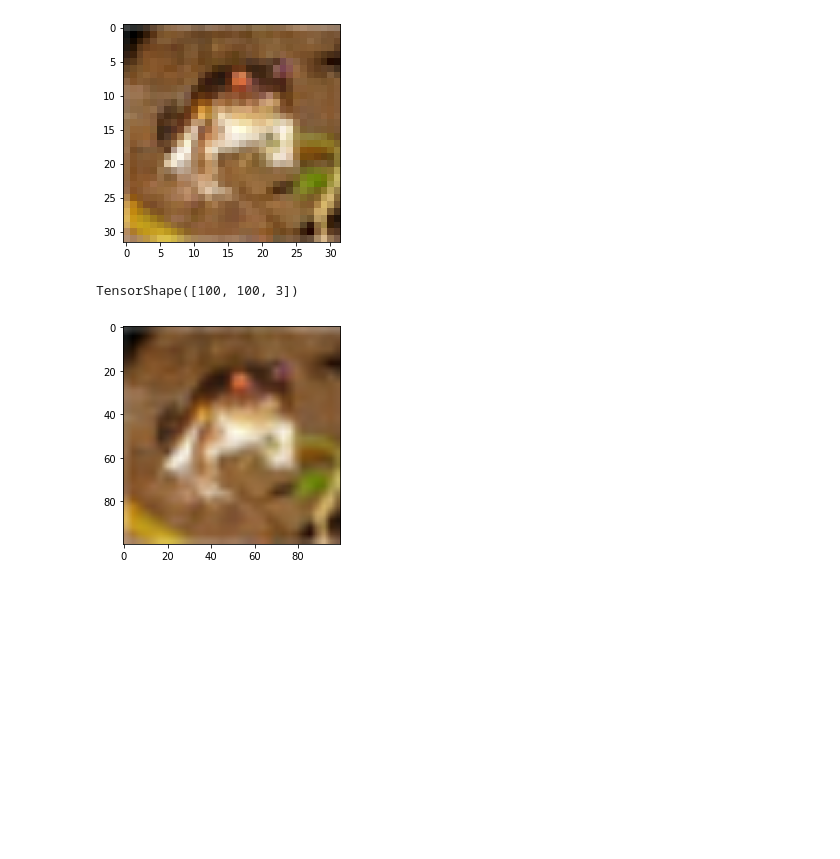
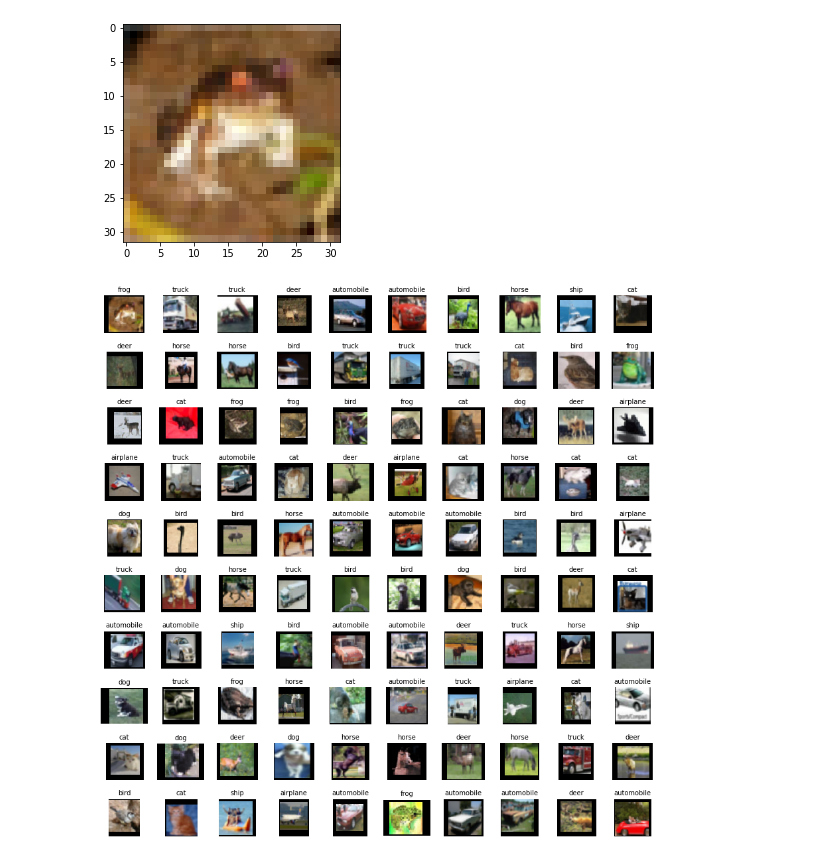
Before and after one commit to JLGGG/2020-2-DeepLearningProject, a Jupyter notebook: Randomization.ipynb, the cells around one changed output. Saved outputs shown, nothing was run; the diff lists cells and outputs as text; code cells hidden in the pictures; blank space fills up the shorter version.

```diff
--- a/Randomization.ipynb
+++ b/Randomization.ipynb
@@ -43,13 +43,45 @@ plt.imshow(X_train[0])
 plt.show()
 # %% [output]
 [figure]
-# %%
-img = tf.image.resize(X_train[0], [100, 100])
-img.shape
-# %% [output]
-TensorShape([100, 100, 3])
-# %%
-plt.imshow(np.array(img, np.int32))
-plt.show()
-# %% [output]
-[figure, removed]
+# %%
+def randomization_layer(img, resizing, top_pad, bottom_pad, left_pad, right_pad):
+    img = tf.image.resize(img, [32+resizing, 32+resizing]) # Resizing
+    img = tf.reshape(img, [1, 32+resizing, 32+resizing, 3]) #4D tensor
+    img = tf.keras.layers.ZeroPadding2D(padding = ((top_pad, bottom_pad), (left_pad, right_pad)))(img) # padding
+    img = tf.reshape(img, [32+resizing+(top_pad+bottom_pad), 32+resizing+(left_pad+right_pad), 3])
+    return img
+
+randomized_X_train = np.empty(X_train.shape[0], dtype=object)
+randomized_X_test = np.empty(X_test.shape[0], dtype=object)
+
+for i in range(X_train.shape[0]):
+    resizing_num = np.random.randint(30)
+    top_pad = np.random.randint(10)
+    bottom_pad = np.random.randint(10)
+    left_pad = np.random.randint(10)
+    right_pad = np.random.randint(10)
+    randomized_X_train[i] = randomization_layer(X_train[i], resizing_num, top_pad, bottom_pad, left_pad, right_pad)
+
+for i in range(X_test.shape[0]):
+    resizing_num = np.random.randint(30)
+    top_pad = np.random.randint(10)
+    bottom_pad = np.random.randint(10)
+    left_pad = np.random.randint(10)
+    right_pad = np.random.randint(10)
+    randomized_X_test[i] = randomization_layer(X_test[i], resizing_num, top_pad, bottom_pad, left_pad, right_pad)
+# %%
+class_names = ["airplane", "automobile", "bird", "cat", "deer", "dog", "frog", "horse", "ship", "truck"]
+n_rows = 10
+n_cols = 10
+plt.figure(figsize=(n_cols * 1.5, n_rows * 1.5))
+for row in range(n_rows):
+    for col in range(n_cols):
+        index = n_cols * row + col
+        plt.subplot(n_rows, n_cols, index+1)
+        plt.imshow(np.array(randomized_X_train[index], np.int32), interpolation='nearest')
+        plt.axis('off')
+        plt.title(class_names[y_train[index][0]], fontsize=10)
+plt.subplots_adjust(wspace=0.2, hspace=0.5)
+plt.show()
+# %% [output]
+[figure, added]
```
